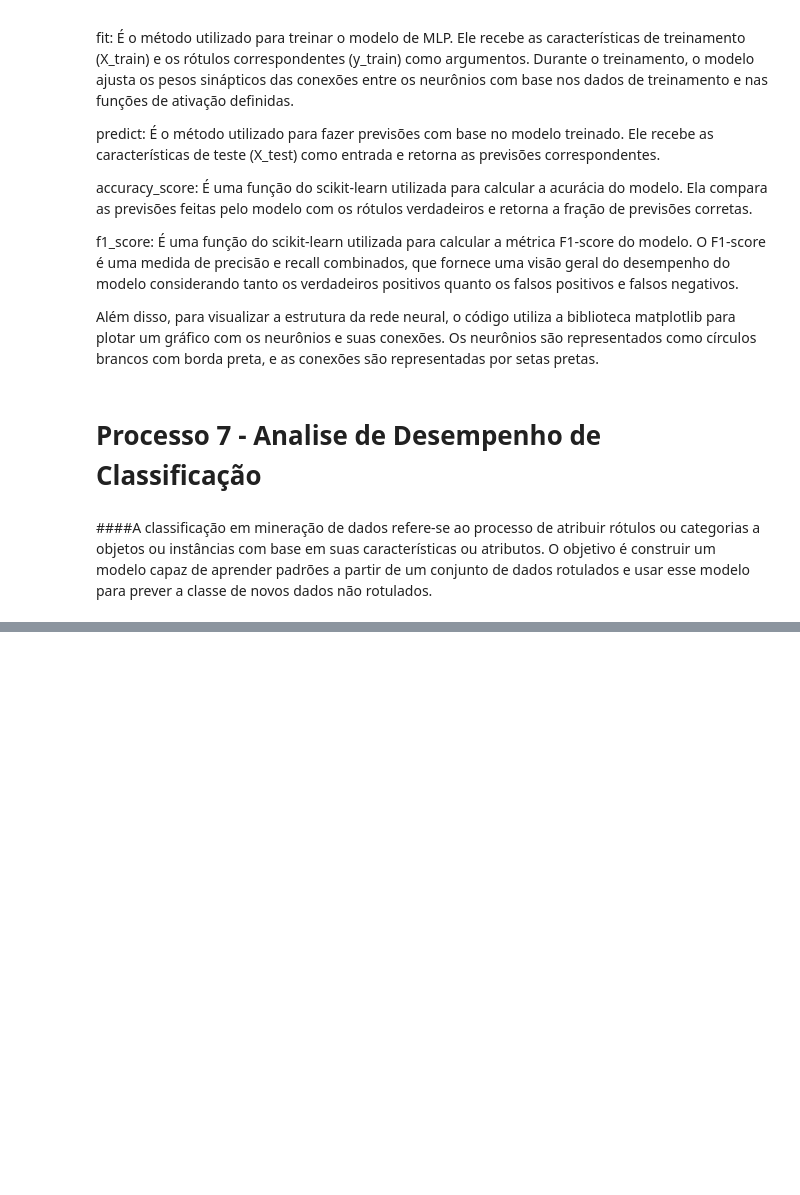
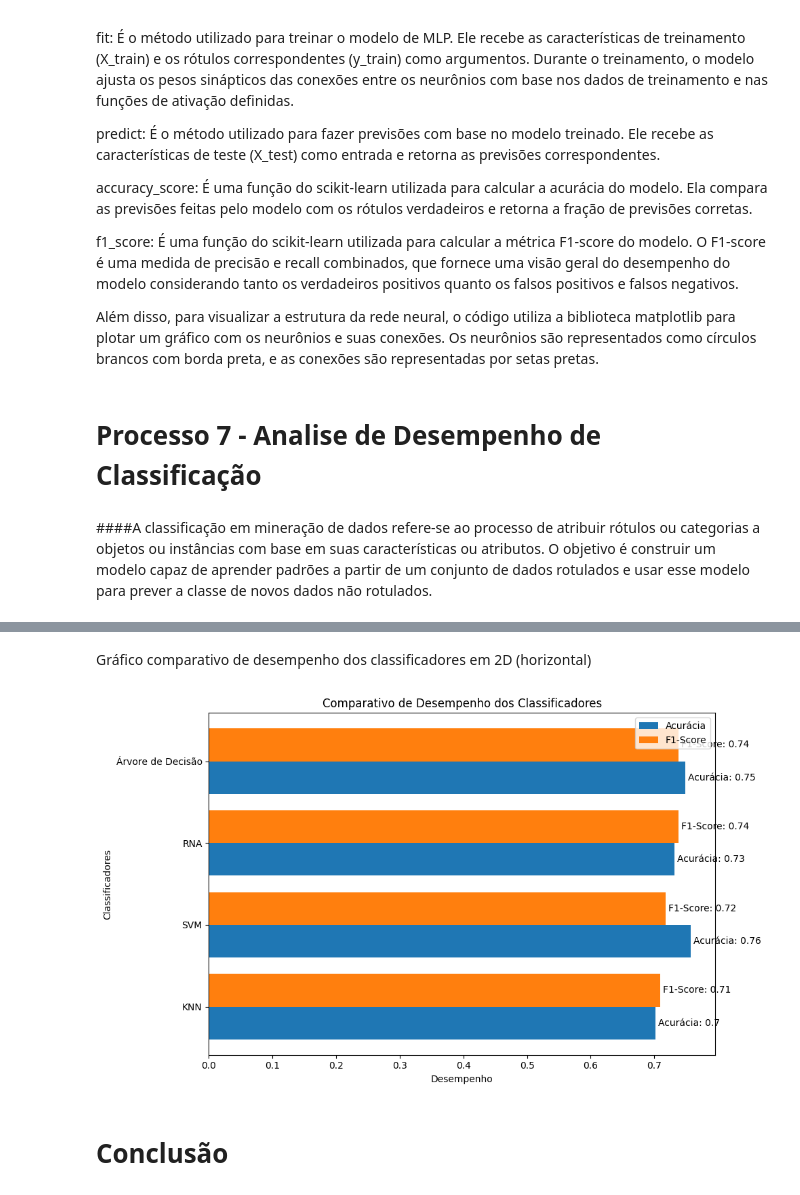
Before and after one commit to ViniciusKanh/AM-Predict-Diabetes, a Jupyter notebook: Prever_Diabetes_Mineração.ipynb, the cells around one changed output, grey strips where cells are left out. Saved outputs shown, nothing was run; the diff lists cells and outputs as text; code cells hidden in the pictures; blank space fills up the shorter version.

```diff
--- a/Prever_Diabetes_Mineração.ipynb
+++ b/Prever_Diabetes_Mineração.ipynb
@@ -1883,0 +2102,35 @@ Além disso, para visualizar a estrutura da rede neural, o código utiliza a bib
+# %% [markdown]
+Gráfico comparativo de desempenho dos classificadores em 2D (horizontal)
+# %%
+fig, ax = plt.subplots(figsize=(10, 6))
+
+y = np.arange(len(classifiers))
+height = 0.4
+
+rects1 = ax.barh(y, accuracy_scores, height, label='Acurácia')
+rects2 = ax.barh(y + height, f1_scores, height, label='F1-Score')
+
+ax.set_title('Comparativo de Desempenho dos Classificadores')
+ax.set_xlabel('Desempenho')
+ax.set_ylabel('Classificadores')
+ax.set_yticks(y + height / 2)
+ax.set_yticklabels(classifiers)
+ax.legend()
+
+# Anotar as métricas no gráfico
+for rect1, rect2 in zip(rects1, rects2):
+    width1 = rect1.get_width()
+    width2 = rect2.get_width()
+    ax.annotate(f'Acurácia: {round(width1, 2)}', xy=(width1, rect1.get_y() + rect1.get_height() / 2),
+                xytext=(3, 0), textcoords="offset points",
+                ha='left', va='center')
+    ax.annotate(f'F1-Score: {round(width2, 2)}', xy=(width2, rect2.get_y() + rect2.get_height() / 2),
+                xytext=(3, 0), textcoords="offset points",
+                ha='left', va='center')
+
+plt.tight_layout()
+plt.show()
+# %% [output]
+[figure, added]
+# %% [markdown]
+# Conclusão
```
Also changed, not shown: parts of 28 cells of this notebook.
